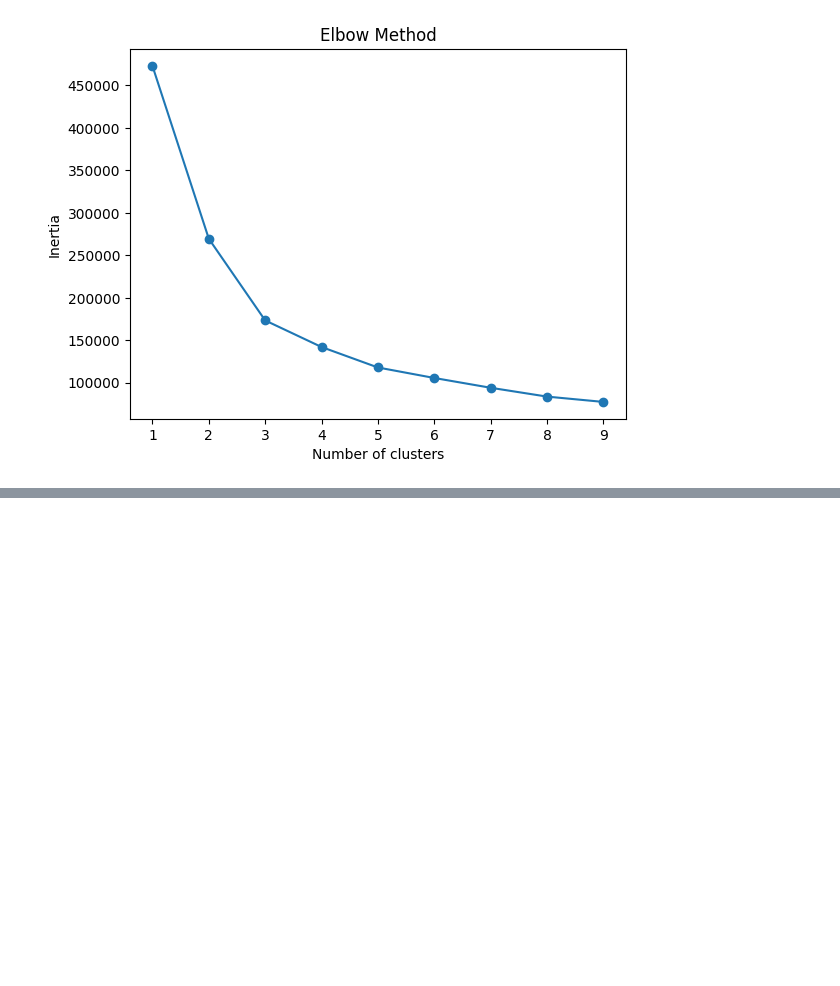
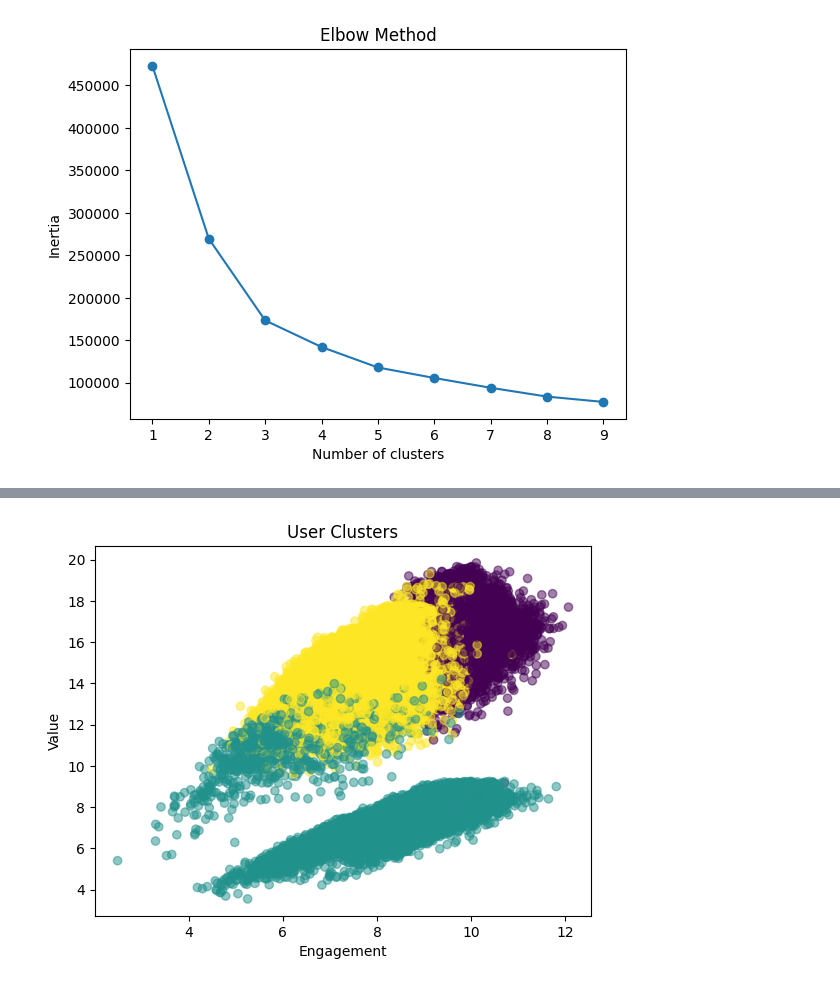
Before and after one commit to adrianmrizo/Client-Segmentation-Analysis, a Jupyter notebook: Adrian_Travel_Tide_Mastery_Project.ipynb, the cells around one changed output, grey strips where cells are left out. Cells and saved outputs as stored; diff of their text form; code cells hidden in the pictures; blank space fills up the shorter version.

```diff
--- a/Adrian_Travel_Tide_Mastery_Project.ipynb
+++ b/Adrian_Travel_Tide_Mastery_Project.ipynb
@@ -1234,0 +1242,23 @@ plt.show()
+# %%
+kmeans = KMeans(n_clusters=3, random_state=42)
+clusters = kmeans.fit_predict(X_scaled)
+
+df_cluster = df_prep.copy()
+df_cluster['cluster'] = clusters
+# %%
+plt.figure()
+
+plt.scatter(
+    df_cluster['engagement_index'],
+    df_cluster['value_index'],
+    c=df_cluster['cluster'],
+    alpha=0.5
+)
+
+plt.xlabel("Engagement")
+plt.ylabel("Value")
+plt.title("User Clusters")
+
+plt.show()
+# %% [output]
+[figure, added]
```
Also changed, not shown: parts of 7 cells of this notebook.
